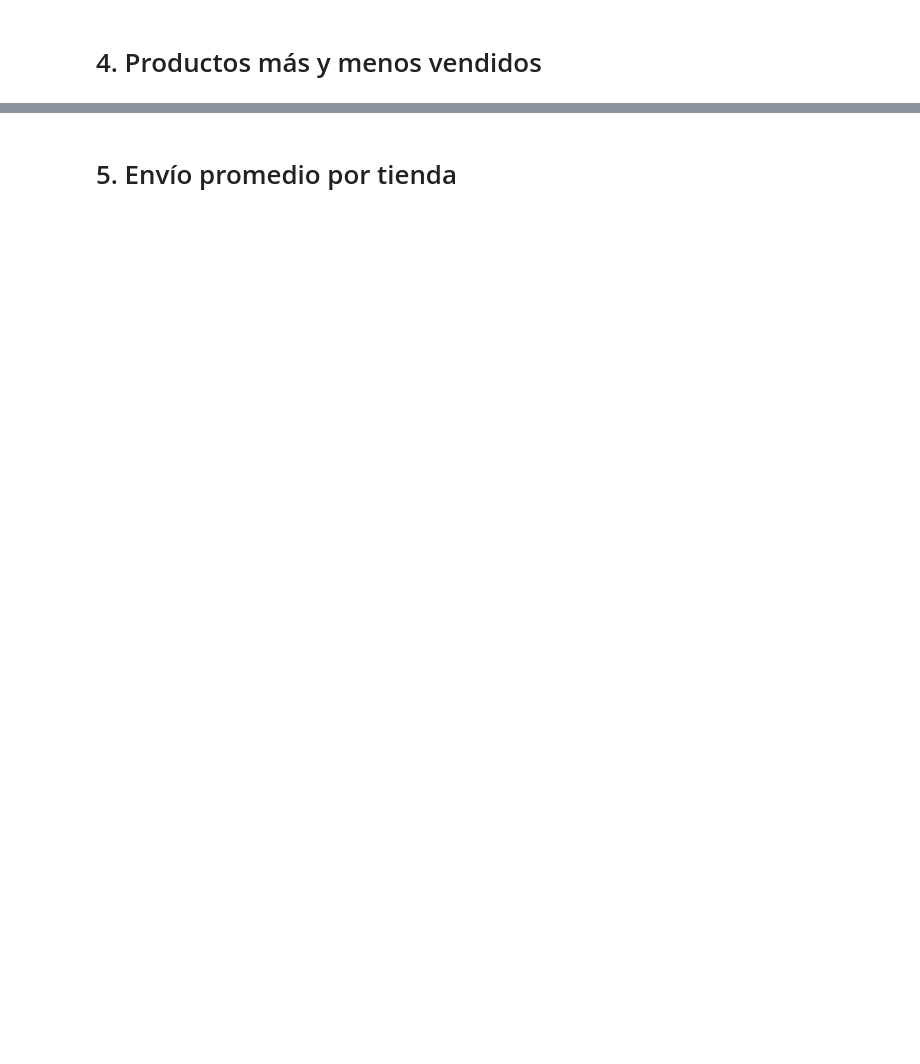
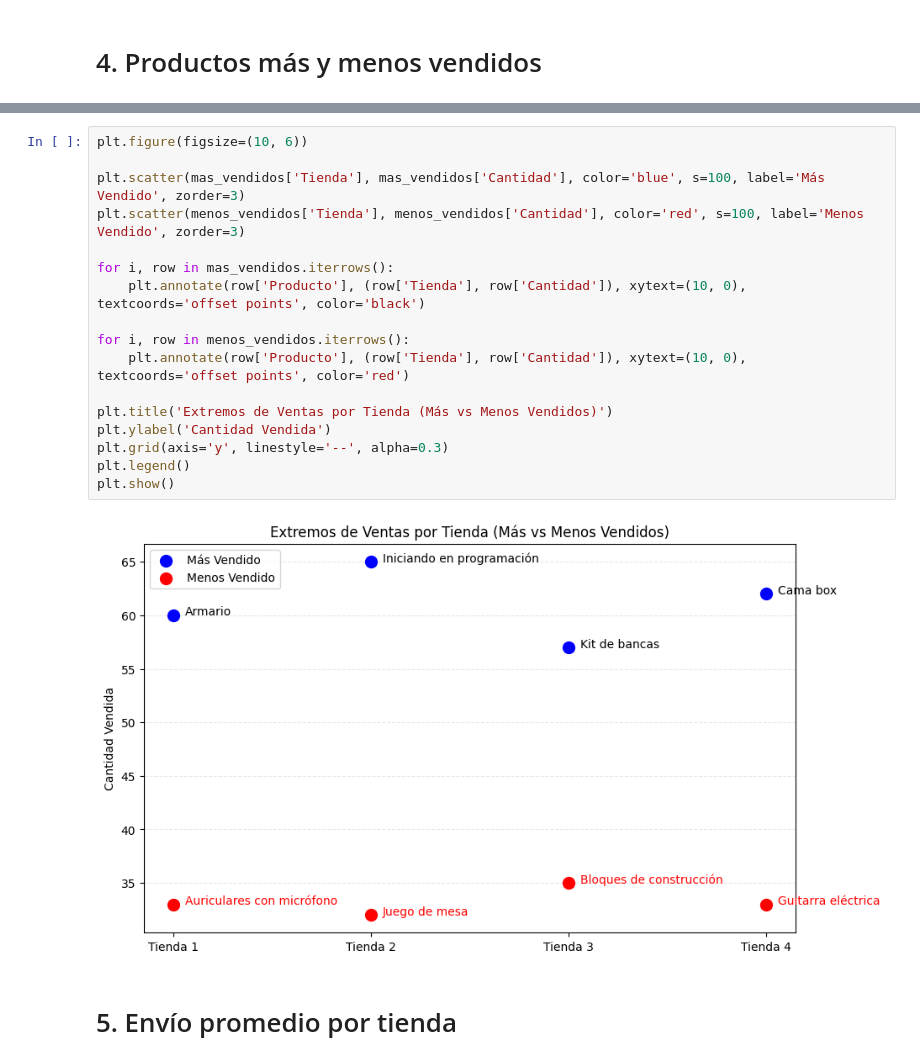
Before and after one commit to Alexis-Casanova/challenge-alura-store, a Jupyter notebook: AluraStoreLatam.ipynb, the cells around one changed output, grey strips where cells are left out. Saved outputs shown, nothing was run; the diff lists cells and outputs as text; blank space fills up the shorter version.

```diff
--- a/AluraStoreLatam.ipynb
+++ b/AluraStoreLatam.ipynb
@@ -125,6 +183,25 @@ print(menos_vendidos)
 77   Tienda 2              Juego de mesa        32
 111  Tienda 3    Bloques de construcción        35
 175  Tienda 4         Guitarra eléctrica        33
+# %%
+plt.figure(figsize=(10, 6))
+
+plt.scatter(mas_vendidos['Tienda'], mas_vendidos['Cantidad'], color='blue', s=100, label='Más Vendido', zorder=3)
+plt.scatter(menos_vendidos['Tienda'], menos_vendidos['Cantidad'], color='red', s=100, label='Menos Vendido', zorder=3)
+
+for i, row in mas_vendidos.iterrows():
+    plt.annotate(row['Producto'], (row['Tienda'], row['Cantidad']), xytext=(10, 0), textcoords='offset points', color='black')
+
+for i, row in menos_vendidos.iterrows():
+    plt.annotate(row['Producto'], (row['Tienda'], row['Cantidad']), xytext=(10, 0), textcoords='offset points', color='red')
+
+plt.title('Extremos de Ventas por Tienda (Más vs Menos Vendidos)')
+plt.ylabel('Cantidad Vendida')
+plt.grid(axis='y', linestyle='--', alpha=0.3)
+plt.legend()
+plt.show()
+# %% [output]
+[figure, added]
 # %% [markdown]
 # 5. Envío promedio por tienda
 # %%
```
Also changed, not shown: parts of 13 cells of this notebook.
